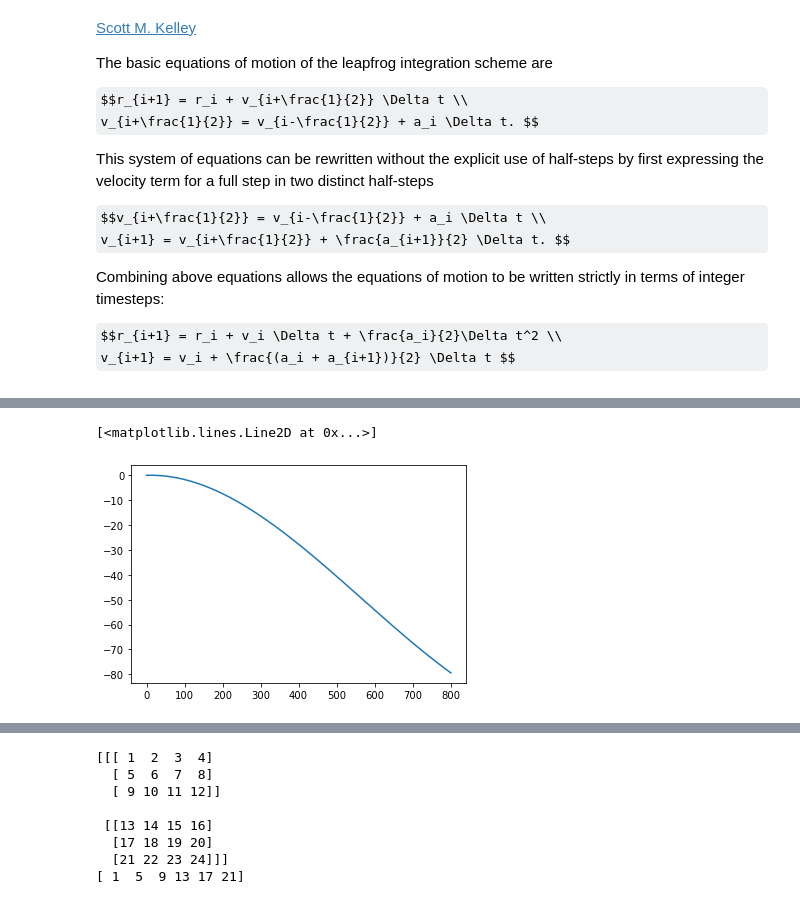
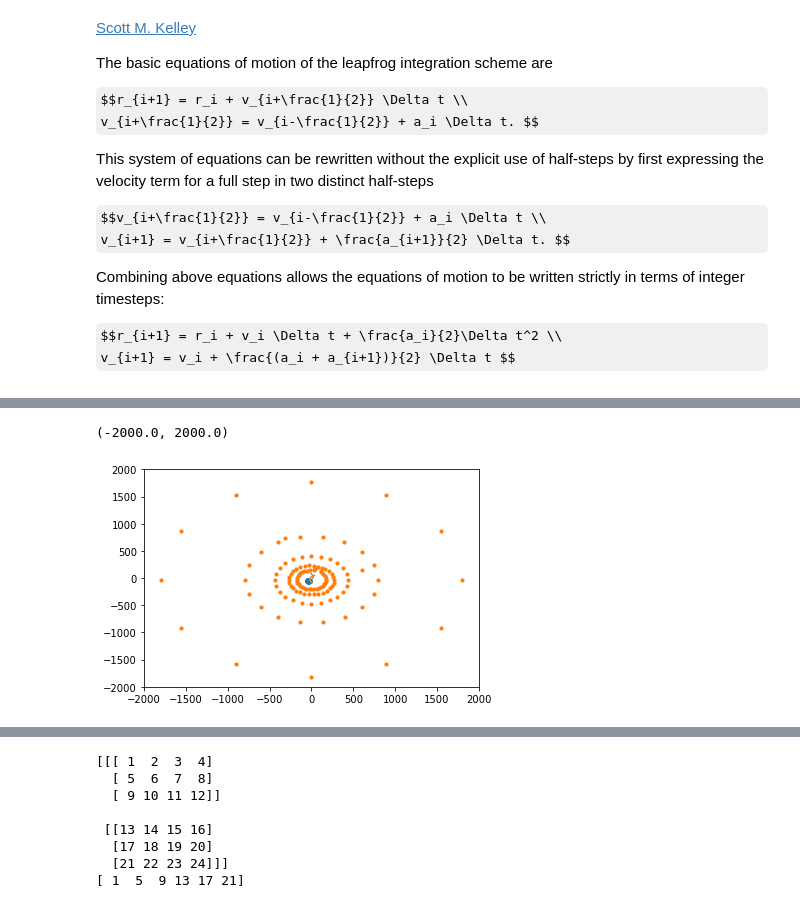
Before and after one commit to q-pratz-chem/Interacting_Galaxies, a Jupyter notebook: three_body.ipynb, the cells around one changed output, grey strips where cells are left out. Saved outputs shown, nothing was run; the diff lists cells and outputs as text; code cells hidden in the pictures; some formulas as TeX source.

```diff
--- a/three_body.ipynb
+++ b/three_body.ipynb
@@ -184,7 +184,7 @@ def leapfrog(t0, tmax, r0, phi0, dphi0, dr0, h, f, err_tol, plot=False, **kwargs
     E = np.array([E_now])
 
     # solve eqns of motion using leapfrog method
-    while np.abs(rel_err) < err_tol:
+    while True: # np.abs(rel_err) < err_tol:
         # break if t = tmax
         if ti > tmax:
             if debug: print(f"Time: {ti} > {tmax}")
@@ -503,13 +509,26 @@ X_star = arr_star[:,:,0]
 Y_star = arr_star[:,:,1]
 Vx_star = arr_star[:,:,2]
 Vy_star = arr_star[:,:,3]
+# %%
+end = len(ts)-1 # 100 Myr = 10^8 yrs
+plt.plot(R_galaxy[:,0],R_galaxy[:,1], lw=1)       # gal1
+plt.plot(R_galaxy[:,2],R_galaxy[:,3])         # gal2
+plt.scatter(X_star[:,0], Y_star[:,0], s=10)    # initial stars position
+plt.scatter(X_star[:,2], Y_star[:,2], s=10)
+#plt.scatter(X_star[:,-1], Y_star[:,-1], s=10) # position at "end"
+#plt.scatter(R_galaxy[1,0],R_galaxy[1,1], s=100)
+#plt.scatter(X_star[:,100], Y_star[:,100], s=2)
+window = 2000
+plt.xlim([-window,window])
+plt.ylim([-window,window])
+#plt.scatter(X_star[:,101], Y_star[:,101], s=2)
+# plt.scatter(X_star[:,300], Y_star[:,300], s=2)
+# plt.scatter(X_star[:,400], Y_star[:,400], s=2)
+# %% [output]
+(-2000.0, 2000.0)
+[figure, added]
 # %%
 np.savetxt('stars_posX.txt',np.array(X_star), fmt='%f')
 np.savetxt('stars_posY.txt',np.array(Y_star), fmt='%f')
 np.savetxt('stars_velX.txt',np.array(Vx_star), fmt='%f')
 np.savetxt('stars_velY.txt',np.array(Vy_star), fmt='%f')
-# %%
-plt.plot(Vy_star[0,:])
-# %% [output]
-[<matplotlib.lines.Line2D at 0x...>]
-[figure, removed]
```
Also changed, not shown: parts of 15 cells of this notebook, 1 other file.
